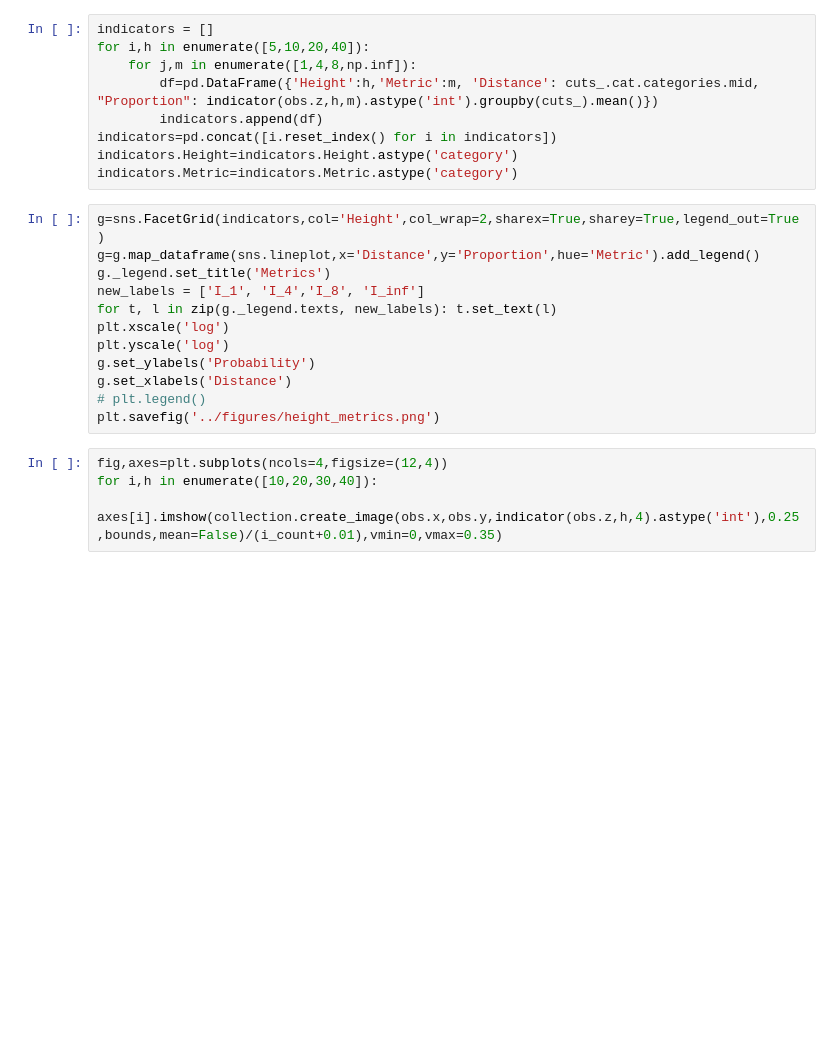
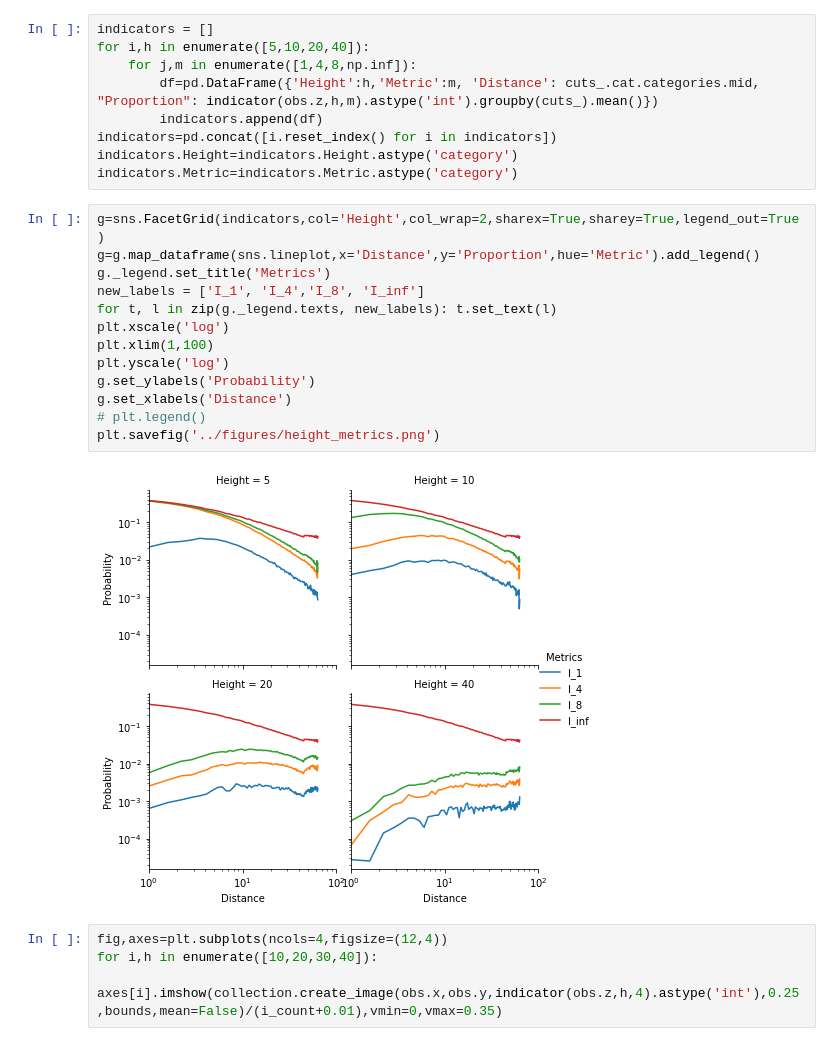
Before and after one commit to Indicative-Data-Science/samplesize, a Jupyter notebook: src/collection.ipynb, the cells around one changed output. Cells and saved outputs as stored; diff of their text form; blank space fills up the shorter version.

```diff
--- a/src/collection.ipynb
+++ b/src/collection.ipynb
@@ -110,15 +267,18 @@ indicators.Metric=indicators.Metric.astype('category')
 # %%
 g=sns.FacetGrid(indicators,col='Height',col_wrap=2,sharex=True,sharey=True,legend_out=True)
 g=g.map_dataframe(sns.lineplot,x='Distance',y='Proportion',hue='Metric').add_legend()
 g._legend.set_title('Metrics')
 new_labels = ['I_1', 'I_4','I_8', 'I_inf']
 for t, l in zip(g._legend.texts, new_labels): t.set_text(l)
 plt.xscale('log')
+plt.xlim(1,100)
 plt.yscale('log')
 g.set_ylabels('Probability')
 g.set_xlabels('Distance')
 # plt.legend()
 plt.savefig('../figures/height_metrics.png')
+# %% [output]
+[figure, added]
 # %%
 fig,axes=plt.subplots(ncols=4,figsize=(12,4))
 for i,h in enumerate([10,20,30,40]):
```
Also changed, not shown: parts of 29 cells of this notebook, 4 other files.
